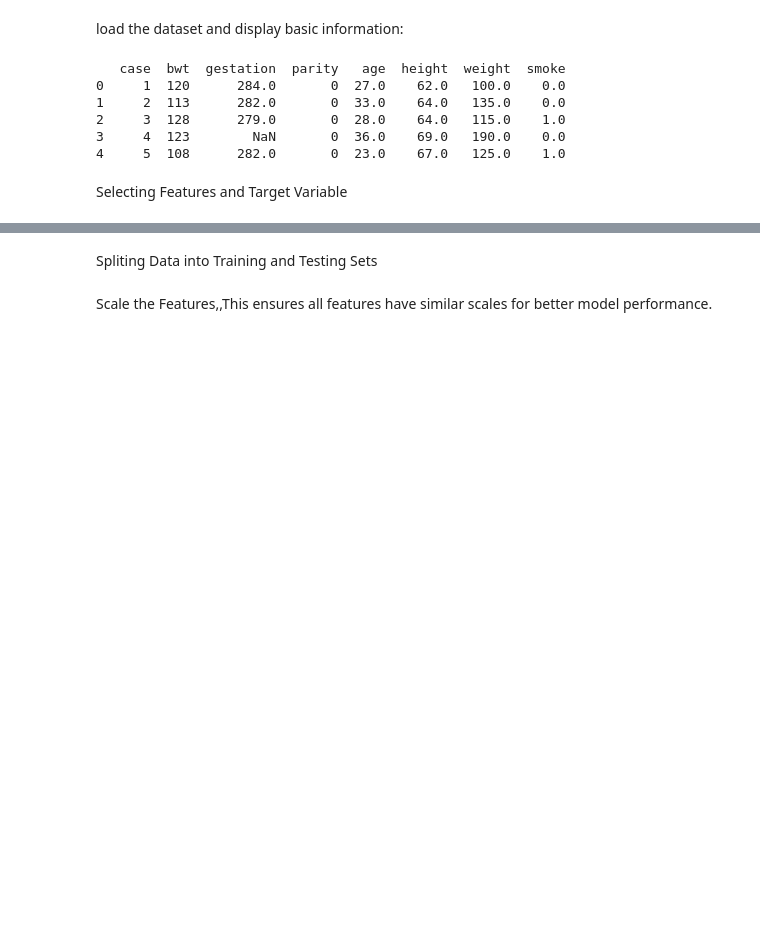
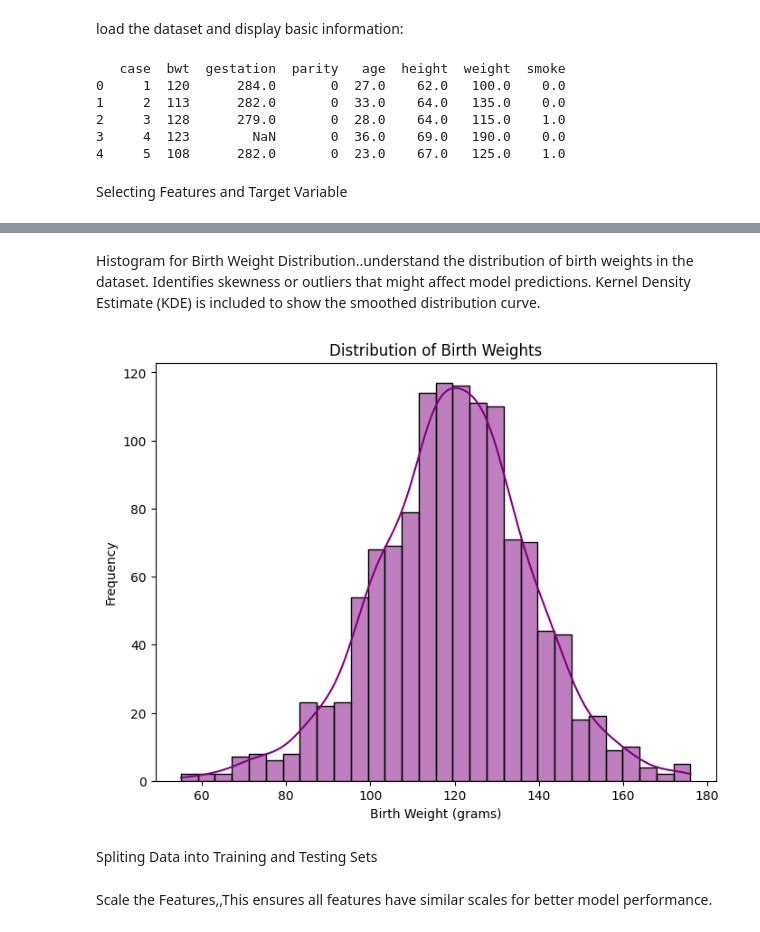
Before and after one commit to JohnOngeri/flutter-pregnancy-app, a Jupyter notebook: Machine_Learning/task 1/birthweight_prediction.ipynb, the cells around one changed output, grey strips where cells are left out. Saved outputs shown, nothing was run; the diff lists cells and outputs as text; code cells hidden in the pictures; blank space fills up the shorter version.

```diff
--- a/Machine_Learning/task 1/birthweight_prediction.ipynb
+++ b/Machine_Learning/task 1/birthweight_prediction.ipynb
@@ -63,3 +76,17 @@ y = np.clip(y, 2500, 4500)  # Clipping extreme values Birthweights below 2500g a
+# %% [markdown]
+Histogram for Birth Weight Distribution..understand the distribution of birth weights in the dataset.
+Identifies skewness or outliers that might affect model predictions.
+Kernel Density Estimate (KDE) is included to show the smoothed distribution curve.
+# %%
+# Histogram of Birth Weights
+plt.figure(figsize=(8, 6))
+sns.histplot(df["bwt"], bins=30, kde=True, color='purple')
+plt.xlabel("Birth Weight (grams)")
+plt.ylabel("Frequency")
+plt.title("Distribution of Birth Weights")
+plt.show()
+# %% [output]
+[figure, added]
 # %% [markdown]
  Spliting Data into Training and Testing Sets
 # %%
```
Also changed, not shown: parts of 4 cells of this notebook.
